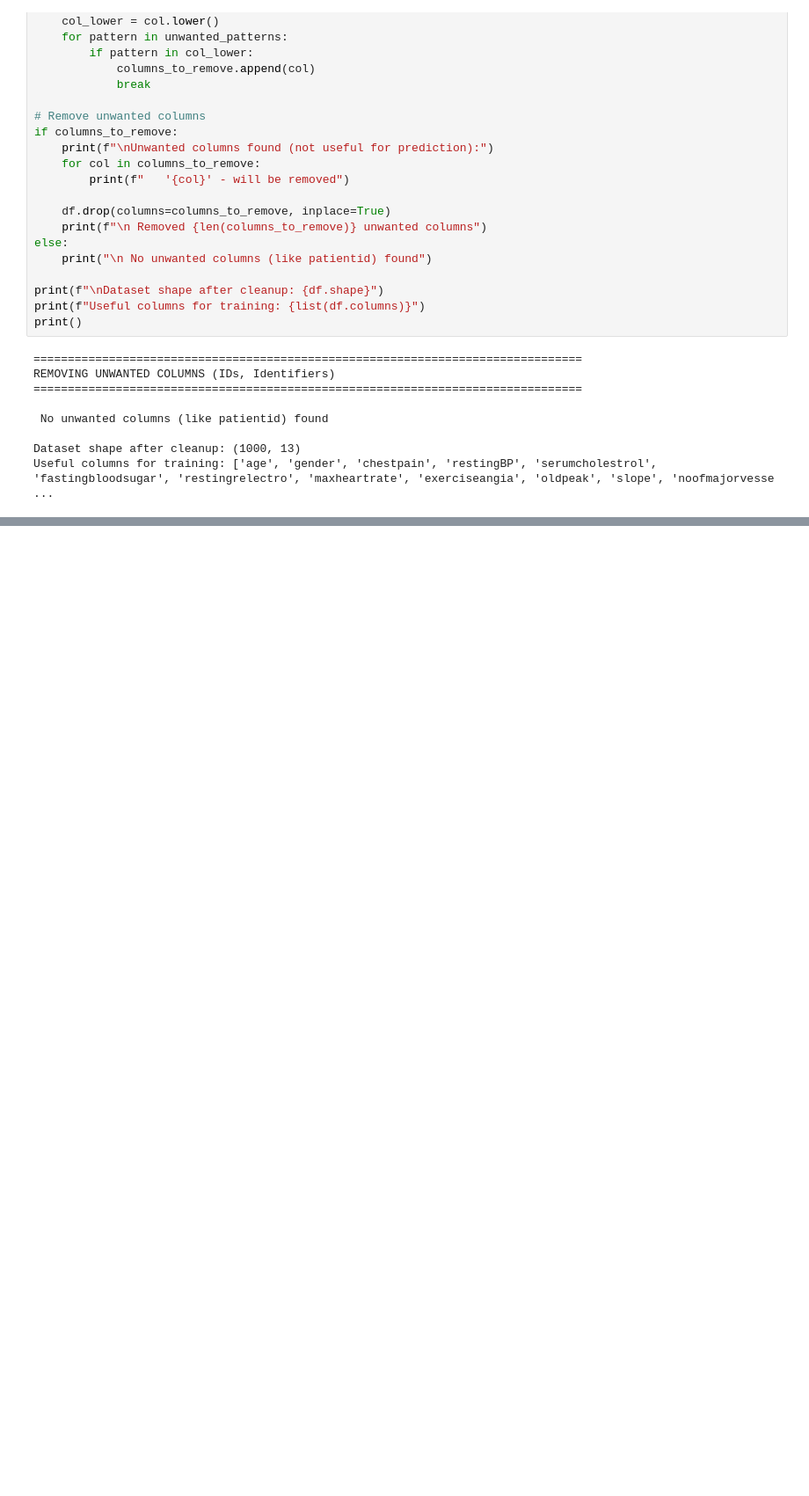
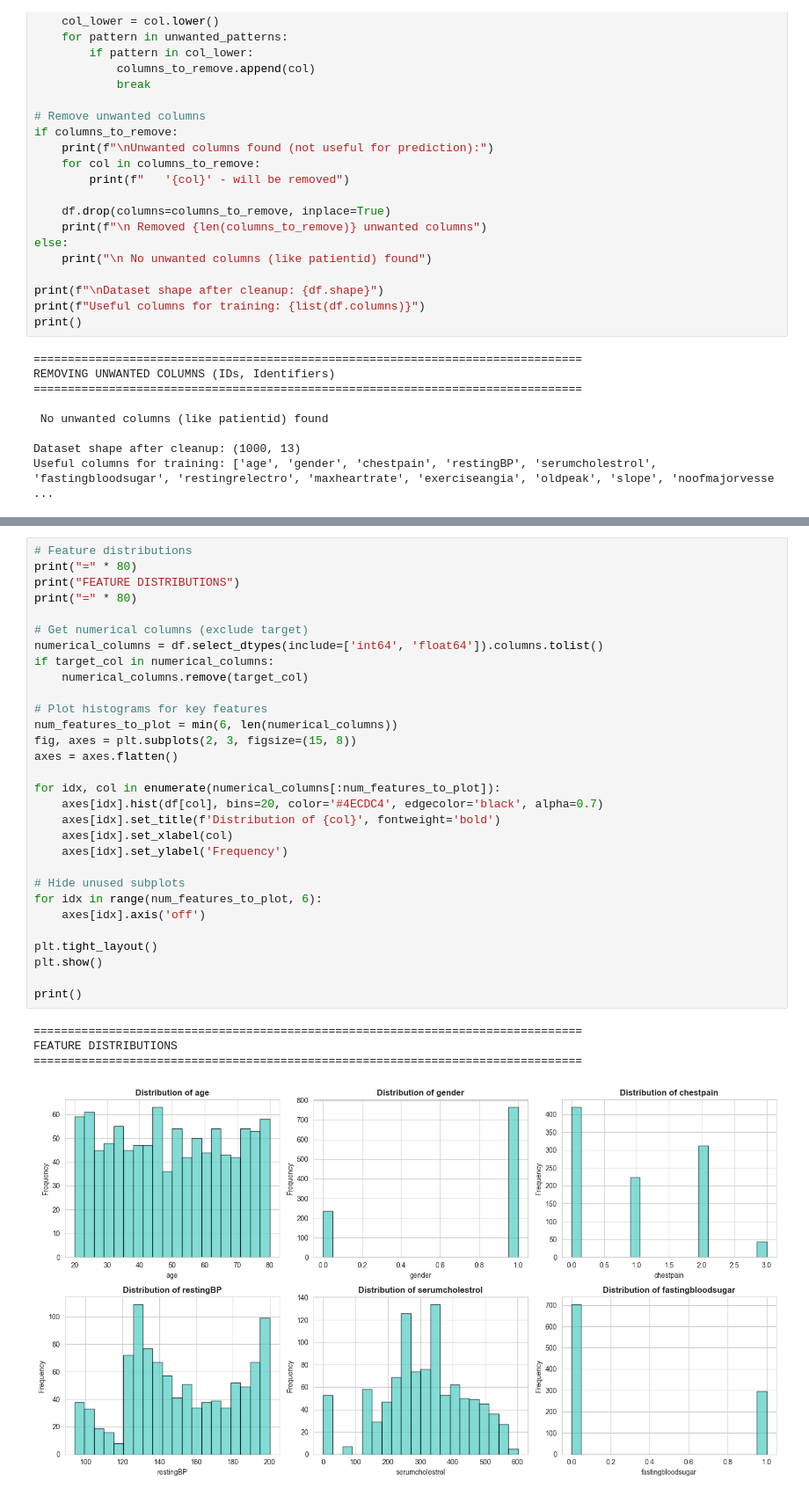
Before and after one commit to perera2001/ML-Assignment-, a Jupyter notebook: Logistic/logistic.ipynb, the cells around one changed output, grey strips where cells are left out. Shown at 88% size. Cells and saved outputs as stored; diff of their text form; blank space fills up the shorter version.

```diff
--- a/Logistic/logistic.ipynb
+++ b/Logistic/logistic.ipynb
@@ -257,0 +429,35 @@ Useful columns for training: ['age', 'gender', 'chestpain', 'restingBP', 'serumc
+# %%
+# Feature distributions
+print("=" * 80)
+print("FEATURE DISTRIBUTIONS")
+print("=" * 80)
+
+# Get numerical columns (exclude target)
+numerical_columns = df.select_dtypes(include=['int64', 'float64']).columns.tolist()
+if target_col in numerical_columns:
+    numerical_columns.remove(target_col)
+
+# Plot histograms for key features
+num_features_to_plot = min(6, len(numerical_columns))
+fig, axes = plt.subplots(2, 3, figsize=(15, 8))
+axes = axes.flatten()
+
+for idx, col in enumerate(numerical_columns[:num_features_to_plot]):
+    axes[idx].hist(df[col], bins=20, color='#4ECDC4', edgecolor='black', alpha=0.7)
+    axes[idx].set_title(f'Distribution of {col}', fontweight='bold')
+    axes[idx].set_xlabel(col)
+    axes[idx].set_ylabel('Frequency')
+
+# Hide unused subplots
+for idx in range(num_features_to_plot, 6):
+    axes[idx].axis('off')
+
+plt.tight_layout()
+plt.show()
+
+print()
+# %% [output]
+================================================================================
+FEATURE DISTRIBUTIONS
+================================================================================
+[figure, added]
```
Also changed, not shown: parts of 5 cells of this notebook.
